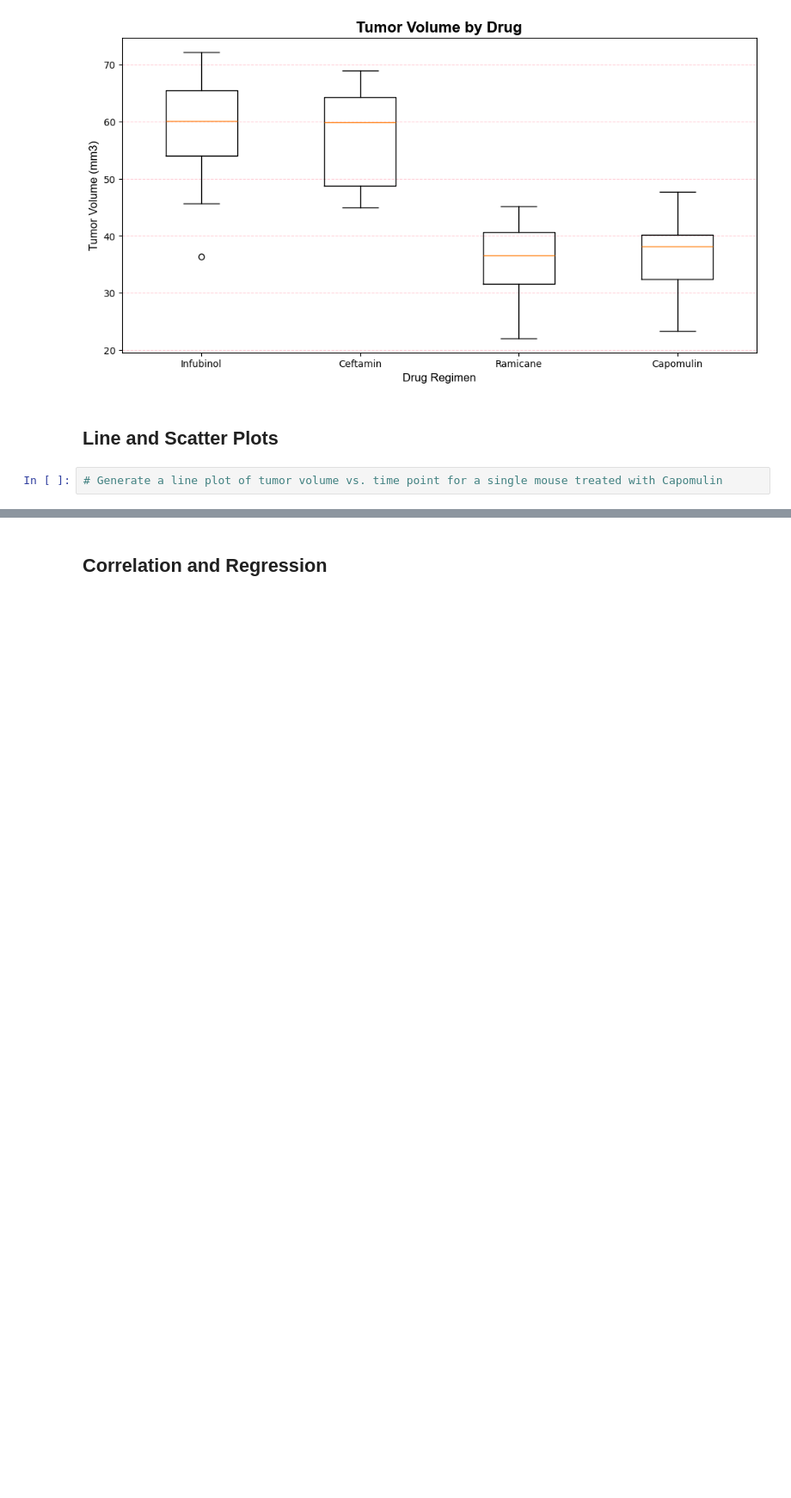
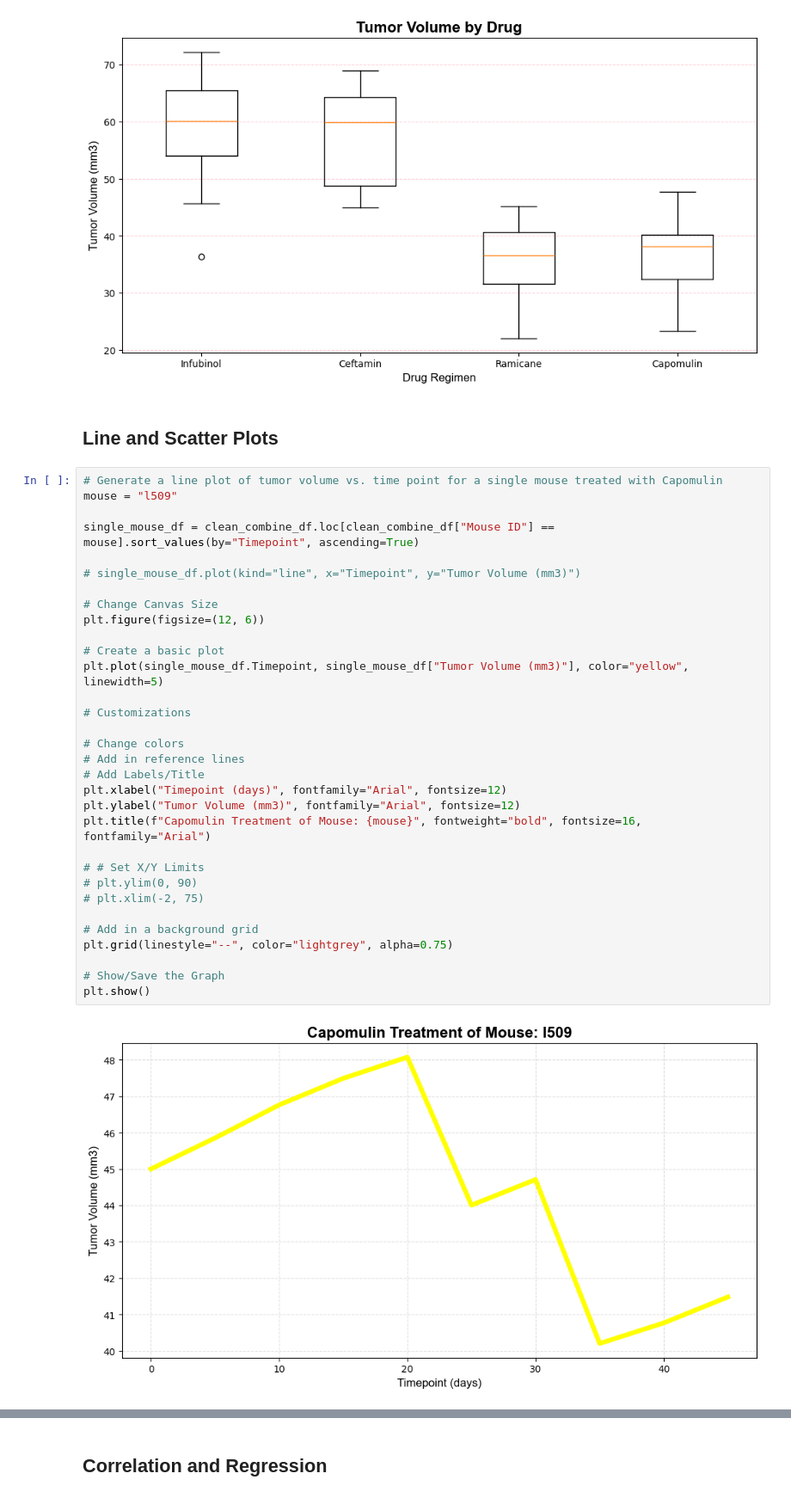
Before and after one commit to gydata5/Data_Visualization_Pharma, a Jupyter notebook: Pymaceuticals/pymaceuticals_starter.ipynb, the cells around one changed output, grey strips where cells are left out. Shown: that part at 86% size. Cells and saved outputs as stored; diff of their text form; blank space fills up the shorter version.

```diff
--- a/Pymaceuticals/pymaceuticals_starter.ipynb
+++ b/Pymaceuticals/pymaceuticals_starter.ipynb
@@ -369,7 +371,39 @@ plt.show()
 [figure]
 # %% [markdown]
 ## Line and Scatter Plots
-# %%
-# Generate a line plot of tumor volume vs. time point for a single mouse treated with Capomulin
+# %%
+# Generate a line plot of tumor volume vs. time point for a single mouse treated with Capomulin
+mouse = "l509"
+
+single_mouse_df = clean_combine_df.loc[clean_combine_df["Mouse ID"] == mouse].sort_values(by="Timepoint", ascending=True)
+
+# single_mouse_df.plot(kind="line", x="Timepoint", y="Tumor Volume (mm3)")
+
+# Change Canvas Size
+plt.figure(figsize=(12, 6))
+
+# Create a basic plot
+plt.plot(single_mouse_df.Timepoint, single_mouse_df["Tumor Volume (mm3)"], color="yellow", linewidth=5)
+
+# Customizations
+
+# Change colors
+# Add in reference lines
+# Add Labels/Title
+plt.xlabel("Timepoint (days)", fontfamily="Arial", fontsize=12)
+plt.ylabel("Tumor Volume (mm3)", fontfamily="Arial", fontsize=12)
+plt.title(f"Capomulin Treatment of Mouse: {mouse}", fontweight="bold", fontsize=16, fontfamily="Arial")
+
+# # Set X/Y Limits
+# plt.ylim(0, 90)
+# plt.xlim(-2, 75)
+
+# Add in a background grid
+plt.grid(linestyle="--", color="lightgrey", alpha=0.75)
+
+# Show/Save the Graph
+plt.show()
+# %% [output]
+[figure, added]
 # %%
 # Generate a scatter plot of mouse weight vs. the average observed tumor volume for the entire Capomulin regimen
```
Also changed, not shown: parts of 5 cells of this notebook.
